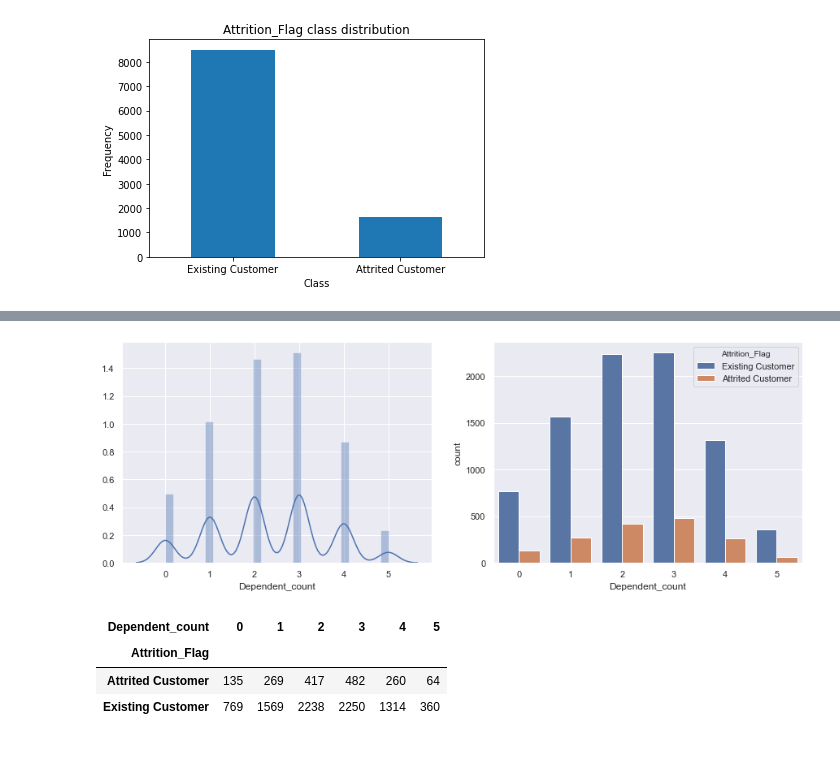
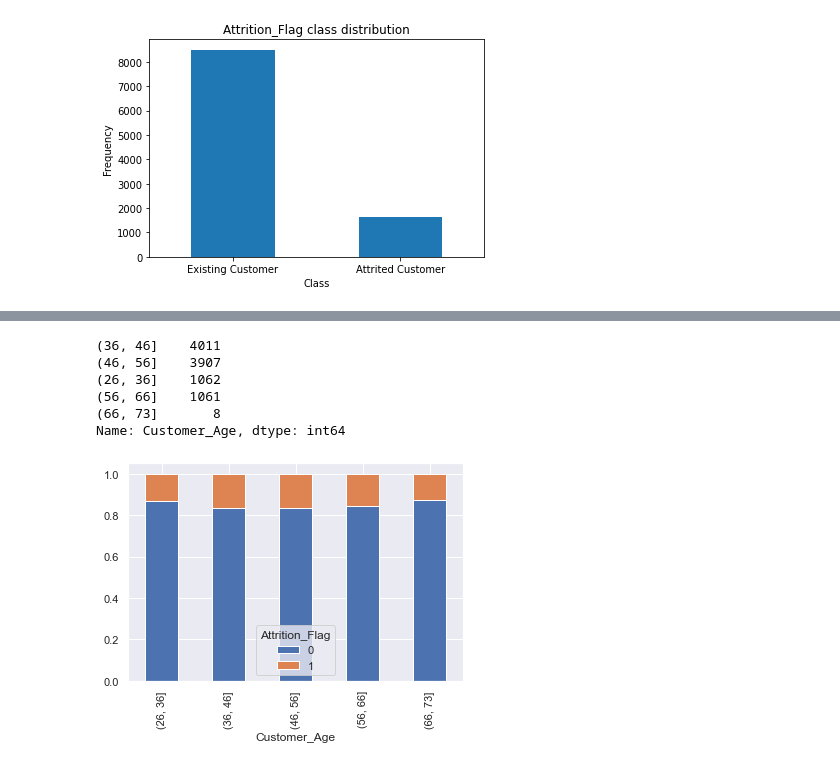
Before and after one commit to mmladenovska/Team_2_Bank-data-analysis, a Jupyter notebook: Final Project _.ipynb, the cells around one changed output, grey strips where cells are left out. Saved outputs shown, nothing was run; the diff lists cells and outputs as text; code cells hidden in the pictures.

```diff
--- a/Final Project _.ipynb
+++ b/Final Project _.ipynb
@@ -208,5 +195,7 @@ dataset['Customer_Age'].plot(kind='box', label="Customer_Age")
 # %%
-#age=dataset["Customer_Age"]=pd.cut(dataset.Customer_Age, [26,30,40,50,60,73])
-plt.figure(figsize=(10,5))
-sns.boxplot(x = "Customer_Age", y = "Total_Trans_Ct", data=dataset)
-dataset.groupby('Customer_Age')["Gender"].value_counts().unstack()
+###Dividing in age groups
+
+dataset["Customer_Age"]=pd.cut(dataset.Customer_Age, [26,36,46,56,66,73])
+#plt.figure(figsize=(10,5))
+#sns.boxplot(x = "Customer_Age", y = "Total_Trans_Ct", data=dataset)
+#dataset.groupby('Customer_Age')["Gender"].value_counts().unstack()
@@ -222,20 +202,17 @@ dataset.groupby('Customer_Age')["Gender"].value_counts().unstack()
-# %%
-# distribution of Dependent_count
-
-plt.figure(figsize=(15,5))
-
-plt.subplot(121)
-sns.distplot(dataset['Dependent_count'], label='Dependent_count')
-
-plt.subplot(122)
-sns.set(style="darkgrid")
-ax = sns.countplot(x="Dependent_count", hue="Attrition_Flag", data=dataset)
-plt.show()
-
-dataset.groupby('Attrition_Flag')["Dependent_count"].value_counts().unstack()
-# %% [output]
-[figure, removed]
-| Dependent_count | 0 | 1 | 2 | 3 | 4 | 5 |
-| Attrition_Flag |  |  |  |  |  |  |
-| Attrited Customer | 135 | 269 | 417 | 482 | 260 | 64 |
-| Existing Customer | 769 | 1569 | 2238 | 2250 | 1314 | 360 |
+# %%
+age= pd.crosstab(dataset['Customer_Age'], dataset['Attrition_Flag'])
+age.div(age.sum(axis=1), axis=0).plot(kind="bar", stacked=True)
+age
+dataset['Customer_Age'].value_counts()
+#dataset.groupby('Customer_Age')["Attrition_Flag"].value_counts().unstack()
+
+#Customer age follows normal distribution , also approximately same proportion of churning customers across the age groups
+#78% of the customers are in age range between 36-56y, so we have to pay attention to the behavior of the features in this particular range so we may find some pattern for better prediction
+# %% [output]
+(36, 46]    4011
+(46, 56]    3907
+(26, 36]    1062
+(56, 66]    1061
+(66, 73]       8
+Name: Customer_Age, dtype: int64
+[figure, added]
```
Also changed, not shown: parts of 62 cells of this notebook.
